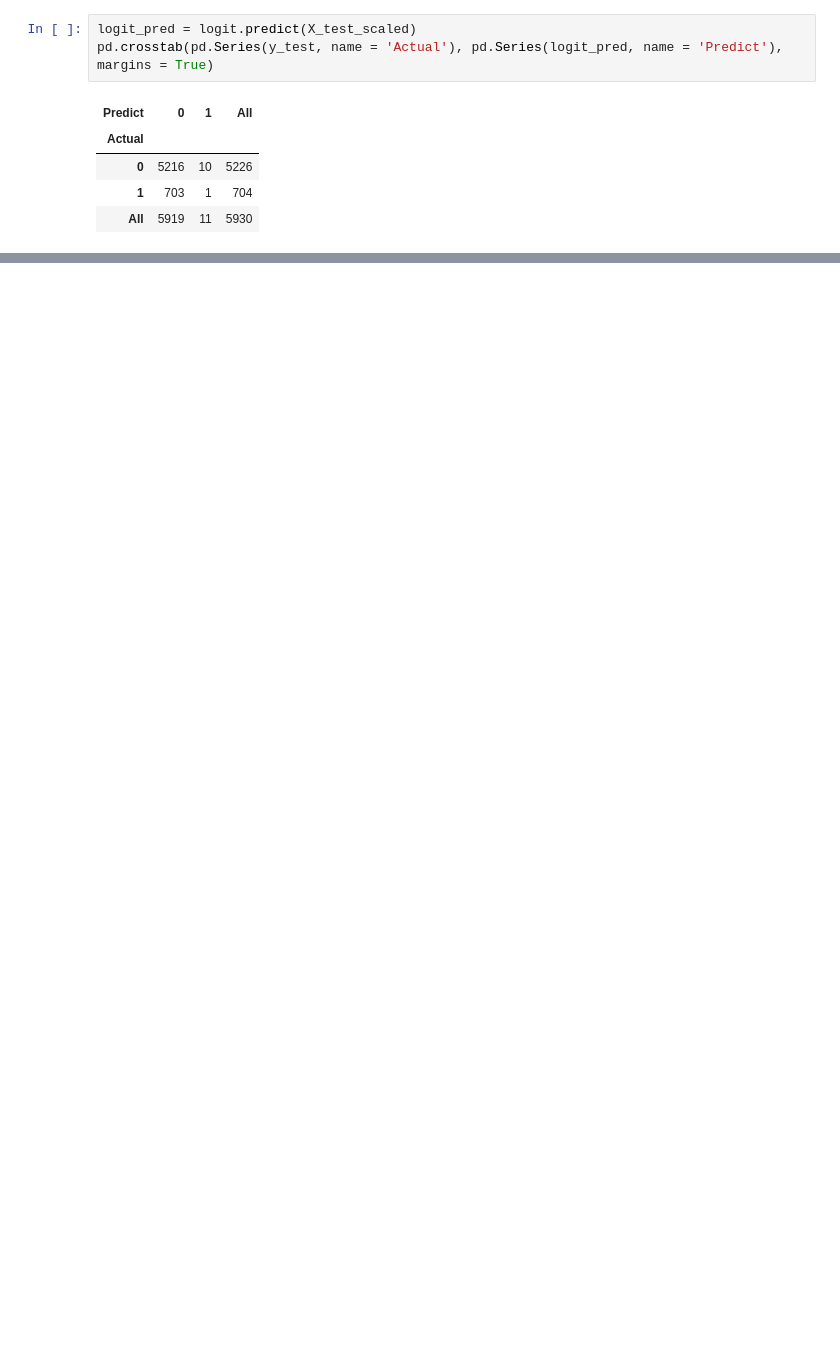
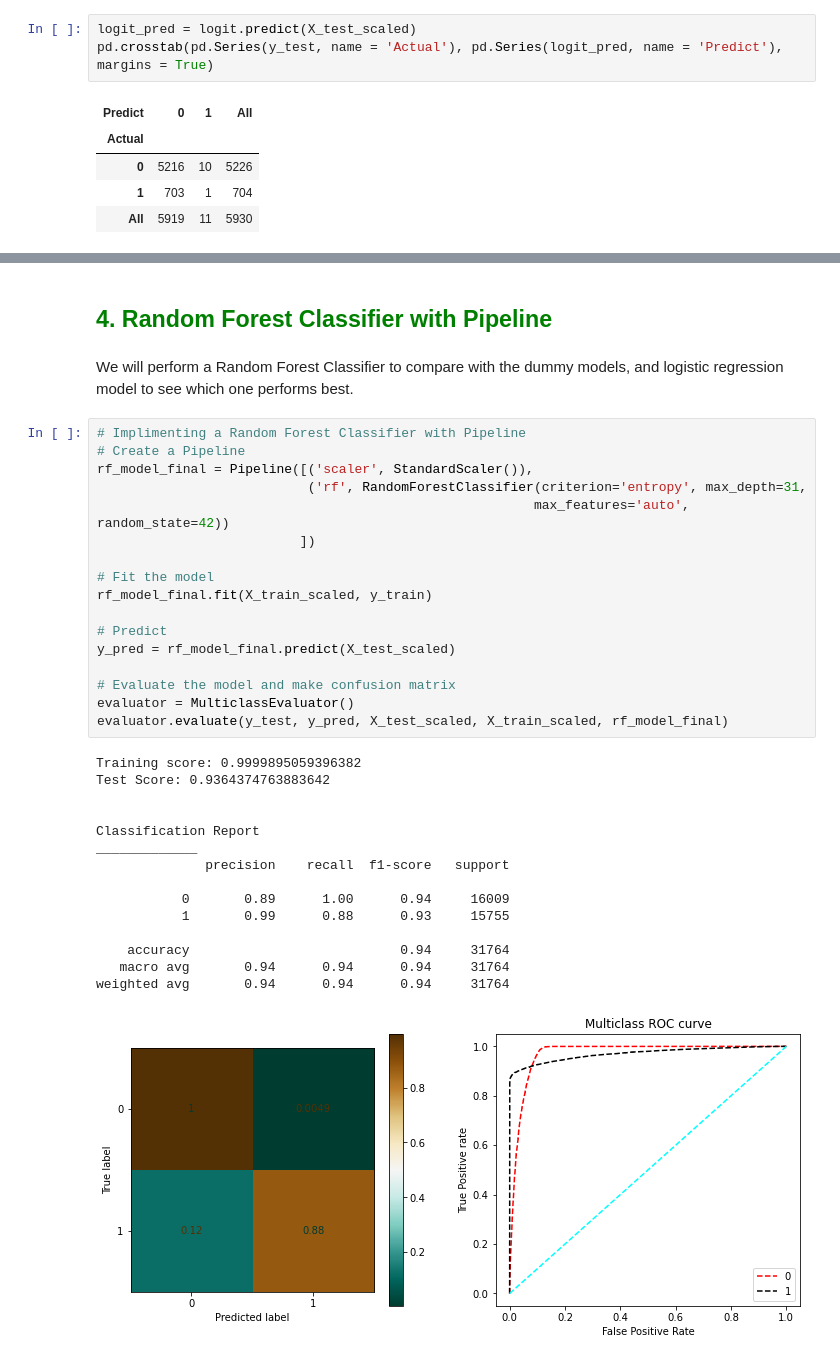
Before and after one commit to HersiYussuf/Capstone_Project, a Jupyter notebook: Modeling.ipynb, the cells around one changed output, grey strips where cells are left out. Cells and saved outputs as stored; diff of their text form; blank space fills up the shorter version.

```diff
--- a/Modeling.ipynb
+++ b/Modeling.ipynb
@@ -559,0 +466,37 @@ plt.show()
+# %% [markdown]
+## <span style='color:green'>**4. Random Forest Classifier with Pipeline**</SPAN>
+# %% [markdown]
+We will perform a Random Forest Classifier to compare with the dummy models, and logistic regression model to see which one performs best.
+# %%
+# Implimenting a Random Forest Classifier with Pipeline
+# Create a Pipeline
+rf_model_final = Pipeline([('scaler', StandardScaler()),
+                           ('rf', RandomForestClassifier(criterion='entropy', max_depth=31,
+                                                        max_features='auto', random_state=42))
+                          ])
+
+# Fit the model
+rf_model_final.fit(X_train_scaled, y_train)
+
+# Predict
+y_pred = rf_model_final.predict(X_test_scaled)
+
+# Evaluate the model and make confusion matrix
+evaluator = MulticlassEvaluator()
+evaluator.evaluate(y_test, y_pred, X_test_scaled, X_train_scaled, rf_model_final)
+# %% [output]
+Training score: 0.9999895059396382
+Test Score: 0.9364374763883642
+
+
+Classification Report
+_____________
+              precision    recall  f1-score   support
+
+           0       0.89      1.00      0.94     16009
+           1       0.99      0.88      0.93     15755
+
+    accuracy                           0.94     31764
+   macro avg       0.94      0.94      0.94     31764
+weighted avg       0.94      0.94      0.94     31764
+[figure, added]
```
Also changed, not shown: parts of 69 cells of this notebook.
